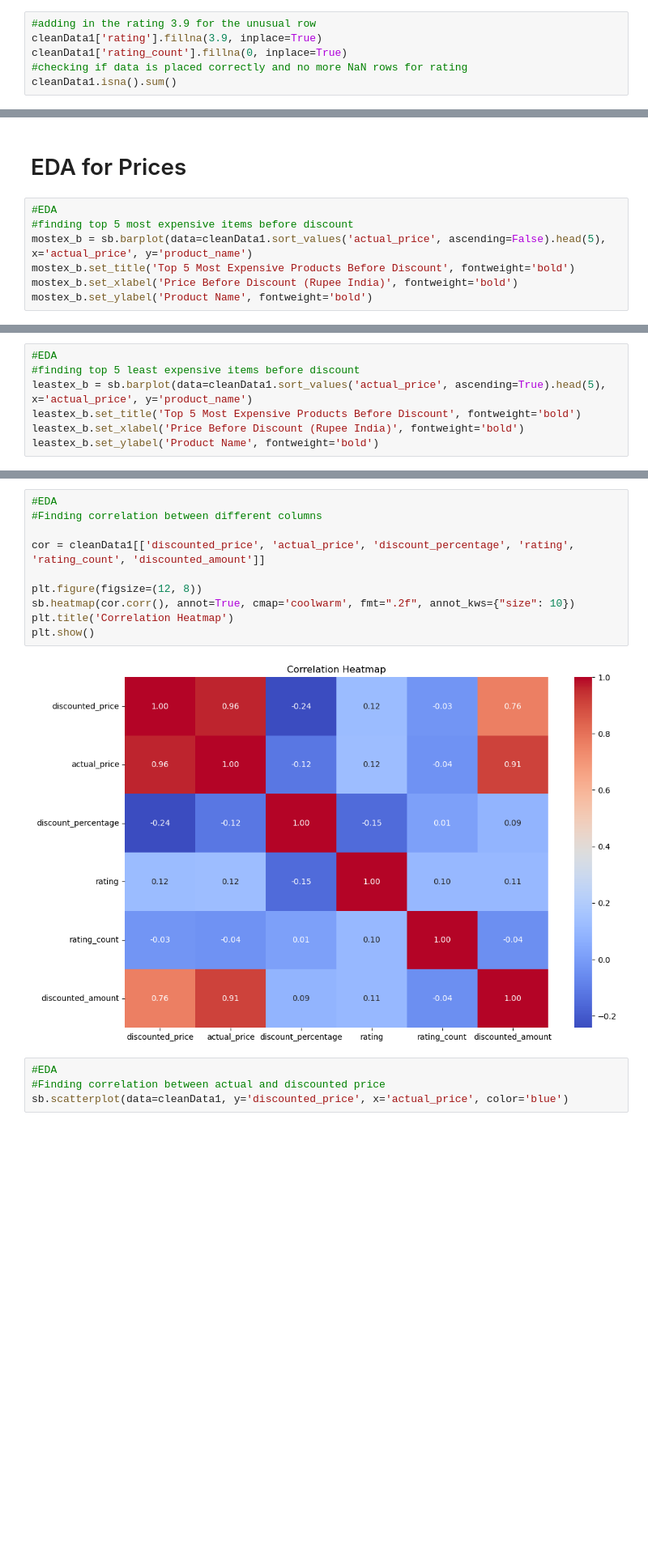
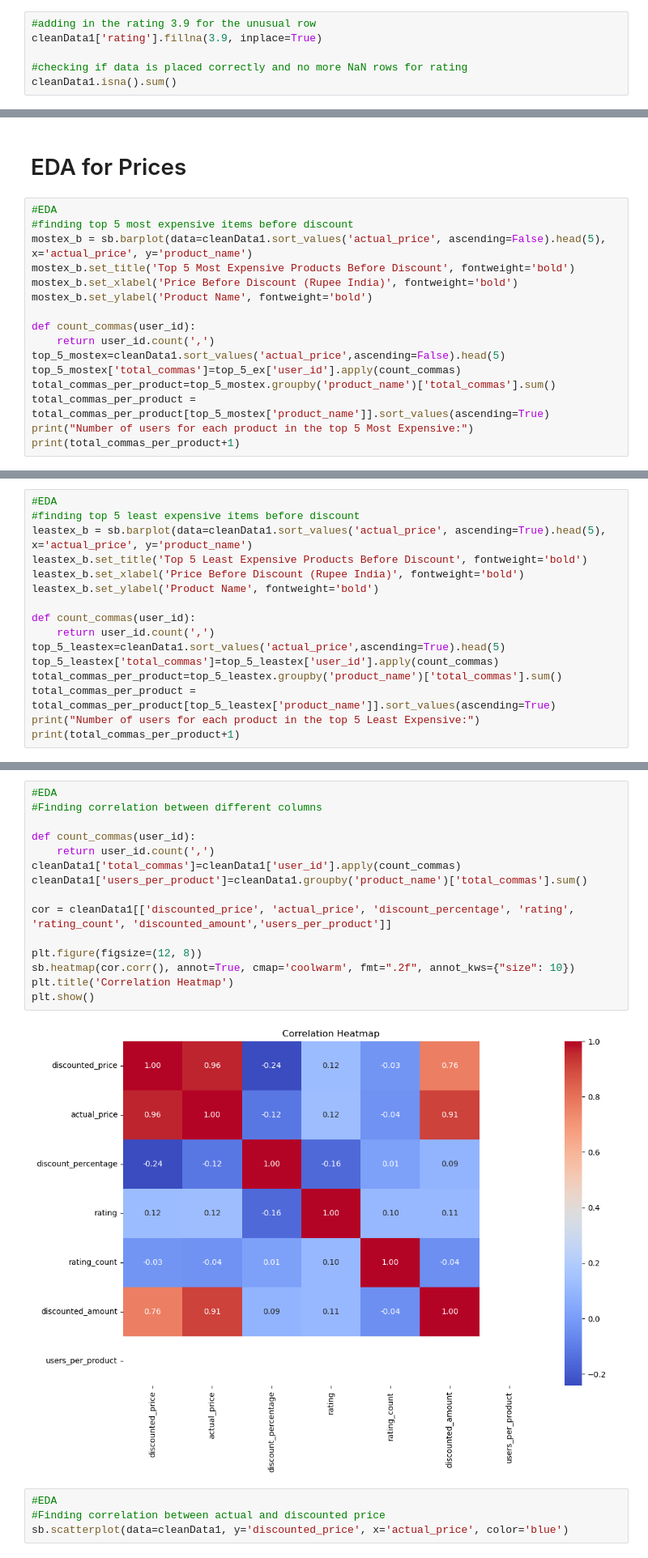
Before and after one commit to dinglinlee/SC1015-Project, a Jupyter notebook: dsaiReccSystem.ipynb, the cells around one changed output, grey strips where cells are left out. Shown at 81% size. Drawn from its saved outputs; the diff is of its cells as text; blank space fills up the shorter version.

```diff
--- a/dsaiReccSystem.ipynb
+++ b/dsaiReccSystem.ipynb
@@ -109,7 +109,7 @@ cleanData1[cleanData1['rating'].isna()]
 # %%
 #adding in the rating 3.9 for the unusual row
 cleanData1['rating'].fillna(3.9, inplace=True)
-cleanData1['rating_count'].fillna(0, inplace=True)
+
 #checking if data is placed correctly and no more NaN rows for rating
 cleanData1.isna().sum()
 # %% [output]
@@ -224,4 +228,13 @@ mostex_b = sb.barplot(data=cleanData1.sort_values('actual_price', ascending=Fals
 mostex_b.set_title('Top 5 Most Expensive Products Before Discount', fontweight='bold')
 mostex_b.set_xlabel('Price Before Discount (Rupee India)', fontweight='bold')
 mostex_b.set_ylabel('Product Name', fontweight='bold')
+
+def count_commas(user_id):
+    return user_id.count(',')
+top_5_mostex=cleanData1.sort_values('actual_price',ascending=False).head(5)
+top_5_mostex['total_commas']=top_5_ex['user_id'].apply(count_commas)
+total_commas_per_product=top_5_mostex.groupby('product_name')['total_commas'].sum()
+total_commas_per_product = total_commas_per_product[top_5_mostex['product_name']].sort_values(ascending=True)
+print("Number of users for each product in the top 5 Most Expensive:")
+print(total_commas_per_product+1)
 # %% [output]
@@ -231,7 +251,16 @@ Text(0, 0.5, 'Product Name')
 #EDA
 #finding top 5 least expensive items before discount
 leastex_b = sb.barplot(data=cleanData1.sort_values('actual_price', ascending=True).head(5), x='actual_price', y='product_name')
-leastex_b.set_title('Top 5 Most Expensive Products Before Discount', fontweight='bold')
+leastex_b.set_title('Top 5 Least Expensive Products Before Discount', fontweight='bold')
 leastex_b.set_xlabel('Price Before Discount (Rupee India)', fontweight='bold')
 leastex_b.set_ylabel('Product Name', fontweight='bold')
+
+def count_commas(user_id):
+    return user_id.count(',')
+top_5_leastex=cleanData1.sort_values('actual_price',ascending=True).head(5)
+top_5_leastex['total_commas']=top_5_leastex['user_id'].apply(count_commas)
+total_commas_per_product=top_5_leastex.groupby('product_name')['total_commas'].sum()
+total_commas_per_product = total_commas_per_product[top_5_leastex['product_name']].sort_values(ascending=True)
+print("Number of users for each product in the top 5 Least Expensive:")
+print(total_commas_per_product+1)
 # %% [output]
@@ -260,15 +296,20 @@ Text(0, 0.5, 'Product Name')
 # %%
 #EDA
 #Finding correlation between different columns
 
-cor = cleanData1[['discounted_price', 'actual_price', 'discount_percentage', 'rating', 'rating_count', 'discounted_amount']]
+def count_commas(user_id):
+    return user_id.count(',')
+cleanData1['total_commas']=cleanData1['user_id'].apply(count_commas)
+cleanData1['users_per_product']=cleanData1.groupby('product_name')['total_commas'].sum()
+
+cor = cleanData1[['discounted_price', 'actual_price', 'discount_percentage', 'rating', 'rating_count', 'discounted_amount','users_per_product']]
 
 plt.figure(figsize=(12, 8))
 sb.heatmap(cor.corr(), annot=True, cmap='coolwarm', fmt=".2f", annot_kws={"size": 10})
 plt.title('Correlation Heatmap')
 plt.show()
 # %% [output]
-[figure, old version]
+[figure, new version]
 # %%
 #EDA
 #Finding correlation between actual and discounted price
```
Also changed, not shown: parts of 13 cells of this notebook.
